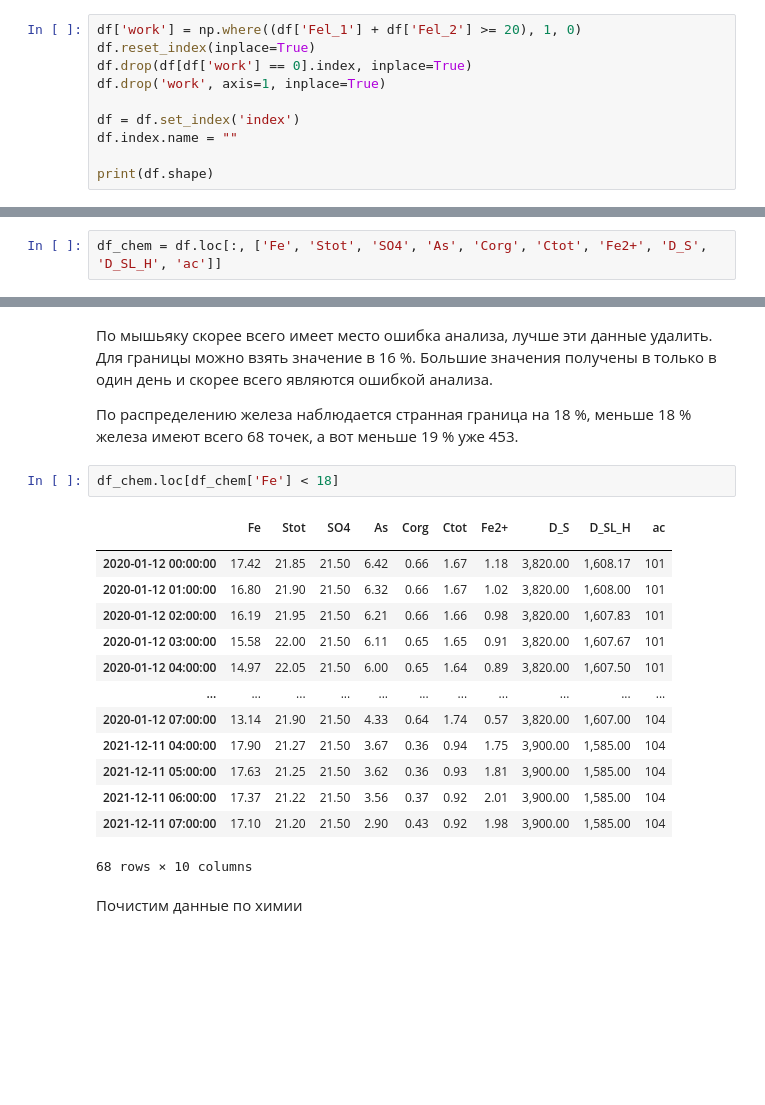
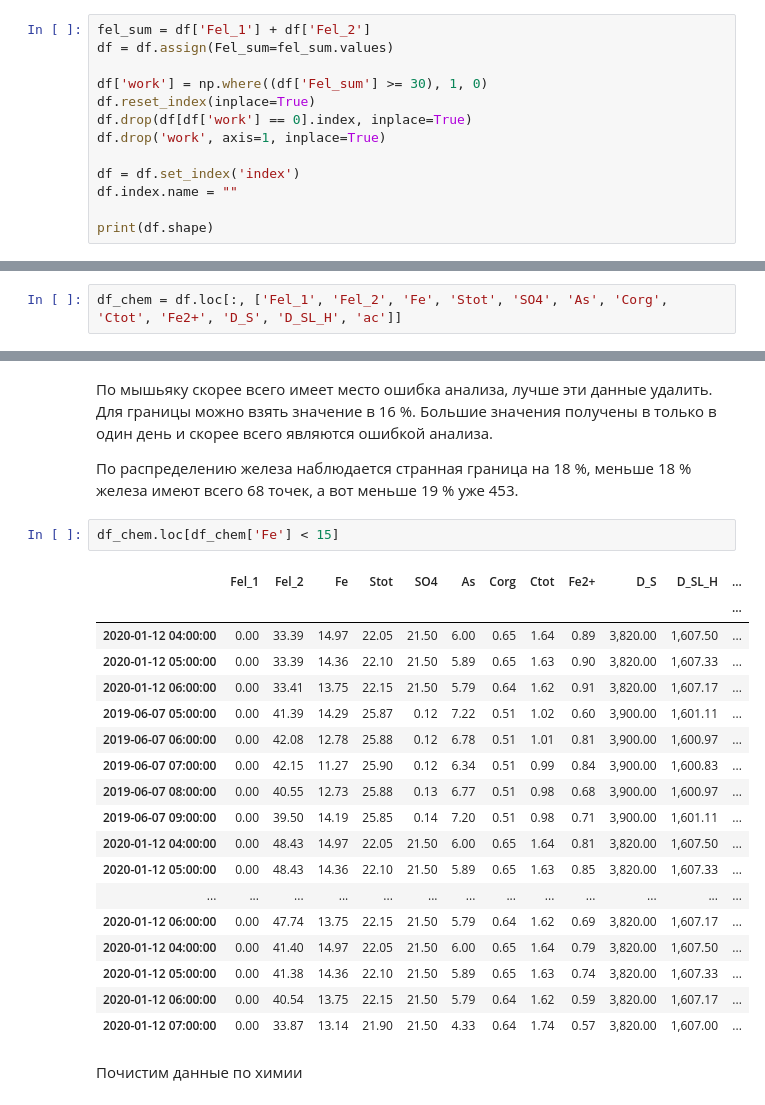
Before and after one commit to ss52/project_pox_pokr, a Jupyter notebook: notebooks/EDA/EDA_all.ipynb, the cells around one changed output, grey strips where cells are left out. Cells and saved outputs as stored; diff of their text form; blank space fills up the shorter version.

```diff
--- a/notebooks/EDA/EDA_all.ipynb
+++ b/notebooks/EDA/EDA_all.ipynb
@@ -110,7 +128,10 @@ df.shape
 # %% [markdown]
 Оставим только те данные, когда автоклав работал
 # %%
-df['work'] = np.where((df['Fel_1'] + df['Fel_2'] >= 20), 1, 0)
+fel_sum = df['Fel_1'] + df['Fel_2']
+df = df.assign(Fel_sum=fel_sum.values)
+
+df['work'] = np.where((df['Fel_sum'] >= 30), 1, 0)
 df.reset_index(inplace=True)
 df.drop(df[df['work'] == 0].index, inplace=True)
 df.drop('work', axis=1, inplace=True)
@@ -326,7 +347,7 @@ Index(['Fel_1', 'Fel_2', 'D_SL', 'QQ_C1', 'QQ_C2', 'QQ_C3', 'QQ_C4', 'QQ_C5',
        'Fe2+', 'D_S', 'D_SL_H', 'ac'],
       dtype='object')
 # %%
-df_chem = df.loc[:, ['Fe', 'Stot', 'SO4', 'As', 'Corg', 'Ctot', 'Fe2+', 'D_S', 'D_SL_H', 'ac']]
+df_chem = df.loc[:, ['Fel_1', 'Fel_2', 'Fe', 'Stot', 'SO4', 'As', 'Corg', 'Ctot', 'Fe2+', 'D_S', 'D_SL_H', 'ac']]
 # %%
 int_cols = [
     'Fe',
@@ -433,22 +455,26 @@ df_chem.loc[df_chem['As'] > 15]
 
 По распределению железа наблюдается странная граница на 18 %, меньше 18 % железа имеют всего 68 точек, а вот меньше 19 % уже 453.
 # %%
-df_chem.loc[df_chem['Fe'] < 18]
+df_chem.loc[df_chem['Fe'] < 15]
 # %% [output]
-|  | Fe | Stot | SO4 | As | Corg | Ctot | Fe2+ | D_S | D_SL_H | ac |
-|  |  |  |  |  |  |  |  |  |  |  |
-| 2020-01-12 00:00:00 | 17.42 | 21.85 | 21.50 | 6.42 | 0.66 | 1.67 | 1.18 | 3,820.00 | 1,608.17 | 101 |
-| 2020-01-12 01:00:00 | 16.80 | 21.90 | 21.50 | 6.32 | 0.66 | 1.67 | 1.02 | 3,820.00 | 1,608.00 | 101 |
-| 2020-01-12 02:00:00 | 16.19 | 21.95 | 21.50 | 6.21 | 0.66 | 1.66 | 0.98 | 3,820.00 | 1,607.83 | 101 |
-| 2020-01-12 03:00:00 | 15.58 | 22.00 | 21.50 | 6.11 | 0.65 | 1.65 | 0.91 | 3,820.00 | 1,607.67 | 101 |
-| 2020-01-12 04:00:00 | 14.97 | 22.05 | 21.50 | 6.00 | 0.65 | 1.64 | 0.89 | 3,820.00 | 1,607.50 | 101 |
-| ... | ... | ... | ... | ... | ... | ... | ... | ... | ... | ... |
-| 2020-01-12 07:00:00 | 13.14 | 21.90 | 21.50 | 4.33 | 0.64 | 1.74 | 0.57 | 3,820.00 | 1,607.00 | 104 |
-| 2021-12-11 04:00:00 | 17.90 | 21.27 | 21.50 | 3.67 | 0.36 | 0.94 | 1.75 | 3,900.00 | 1,585.00 | 104 |
-| 2021-12-11 05:00:00 | 17.63 | 21.25 | 21.50 | 3.62 | 0.36 | 0.93 | 1.81 | 3,900.00 | 1,585.00 | 104 |
-| 2021-12-11 06:00:00 | 17.37 | 21.22 | 21.50 | 3.56 | 0.37 | 0.92 | 2.01 | 3,900.00 | 1,585.00 | 104 |
-| 2021-12-11 07:00:00 | 17.10 | 21.20 | 21.50 | 2.90 | 0.43 | 0.92 | 1.98 | 3,900.00 | 1,585.00 | 104 |
+|  | Fel_1 | Fel_2 | Fe | Stot | SO4 | As | Corg | Ctot | Fe2+ | D_S | D_SL_H | ... |
+|  |  |  |  |  |  |  |  |  |  |  |  | ... |
+| 2020-01-12 04:00:00 | 0.00 | 33.39 | 14.97 | 22.05 | 21.50 | 6.00 | 0.65 | 1.64 | 0.89 | 3,820.00 | 1,607.50 | ... |
+| 2020-01-12 05:00:00 | 0.00 | 33.39 | 14.36 | 22.10 | 21.50 | 5.89 | 0.65 | 1.63 | 0.90 | 3,820.00 | 1,607.33 | ... |
+| 2020-01-12 06:00:00 | 0.00 | 33.41 | 13.75 | 22.15 | 21.50 | 5.79 | 0.64 | 1.62 | 0.91 | 3,820.00 | 1,607.17 | ... |
+| 2019-06-07 05:00:00 | 0.00 | 41.39 | 14.29 | 25.87 | 0.12 | 7.22 | 0.51 | 1.02 | 0.60 | 3,900.00 | 1,601.11 | ... |
+| 2019-06-07 06:00:00 | 0.00 | 42.08 | 12.78 | 25.88 | 0.12 | 6.78 | 0.51 | 1.01 | 0.81 | 3,900.00 | 1,600.97 | ... |
+| 2019-06-07 07:00:00 | 0.00 | 42.15 | 11.27 | 25.90 | 0.12 | 6.34 | 0.51 | 0.99 | 0.84 | 3,900.00 | 1,600.83 | ... |
+| 2019-06-07 08:00:00 | 0.00 | 40.55 | 12.73 | 25.88 | 0.13 | 6.77 | 0.51 | 0.98 | 0.68 | 3,900.00 | 1,600.97 | ... |
+| 2019-06-07 09:00:00 | 0.00 | 39.50 | 14.19 | 25.85 | 0.14 | 7.20 | 0.51 | 0.98 | 0.71 | 3,900.00 | 1,601.11 | ... |
+| 2020-01-12 04:00:00 | 0.00 | 48.43 | 14.97 | 22.05 | 21.50 | 6.00 | 0.65 | 1.64 | 0.81 | 3,820.00 | 1,607.50 | ... |
+| 2020-01-12 05:00:00 | 0.00 | 48.43 | 14.36 | 22.10 | 21.50 | 5.89 | 0.65 | 1.63 | 0.85 | 3,820.00 | 1,607.33 | ... |
+| ... | ... | ... | ... | ... | ... | ... | ... | ... | ... | ... | ... | ... |
+| 2020-01-12 06:00:00 | 0.00 | 47.74 | 13.75 | 22.15 | 21.50 | 5.79 | 0.64 | 1.62 | 0.69 | 3,820.00 | 1,607.17 | ... |
+| 2020-01-12 04:00:00 | 0.00 | 41.40 | 14.97 | 22.05 | 21.50 | 6.00 | 0.65 | 1.64 | 0.79 | 3,820.00 | 1,607.50 | ... |
+| 2020-01-12 05:00:00 | 0.00 | 41.38 | 14.36 | 22.10 | 21.50 | 5.89 | 0.65 | 1.63 | 0.74 | 3,820.00 | 1,607.33 | ... |
+| 2020-01-12 06:00:00 | 0.00 | 40.54 | 13.75 | 22.15 | 21.50 | 5.79 | 0.64 | 1.62 | 0.59 | 3,820.00 | 1,607.17 | ... |
+| 2020-01-12 07:00:00 | 0.00 | 33.87 | 13.14 | 21.90 | 21.50 | 4.33 | 0.64 | 1.74 | 0.57 | 3,820.00 | 1,607.00 | ... |
-68 rows × 10 columns
 # %% [markdown]
 Почистим данные по химии
 # %%
```
Also changed, not shown: parts of 52 cells of this notebook, 6 other files.
